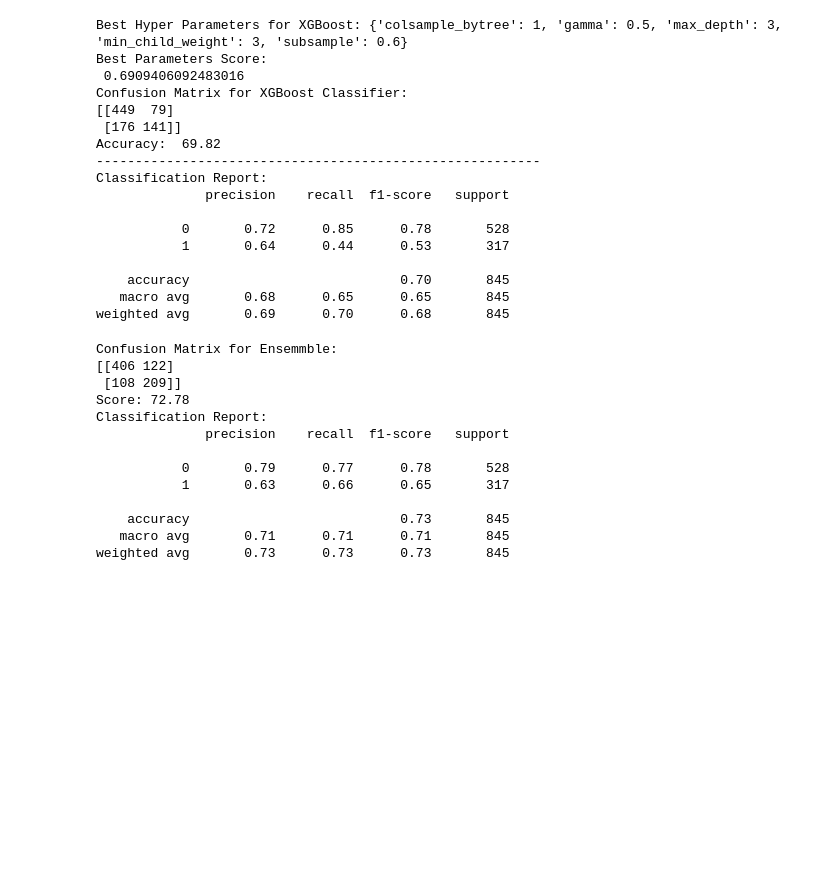
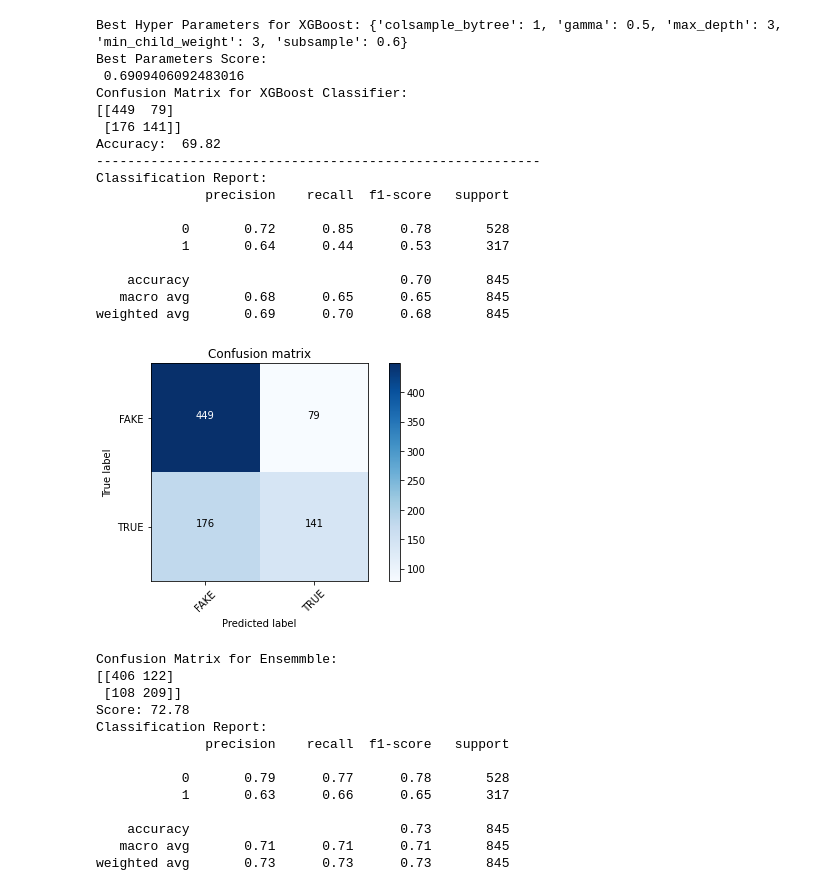
Before and after one commit to s56roy/Fake-News-Classification, a Jupyter notebook: Classical_ML.ipynb, the cells around one changed output. Drawn from its saved outputs; the diff is of its cells as text; code cells hidden in the pictures; blank space fills up the shorter version.

```diff
--- a/Classical_ML.ipynb
+++ b/Classical_ML.ipynb
@@ -436,6 +436,11 @@ Classification Report:
     accuracy                           0.70       845
    macro avg       0.68      0.65      0.65       845
 weighted avg       0.69      0.70      0.68       845
+# %%
+cm = metrics.confusion_matrix(y_test, predxgb, labels=[0, 1])
+plot_confusion_matrix(cm, classes=['FAKE', 'TRUE'])
+# %% [output]
+[figure, added]
 # %%
 from sklearn.ensemble import VotingClassifier
 # Random Forest
```
Also changed, not shown: parts of 5 cells of this notebook.
